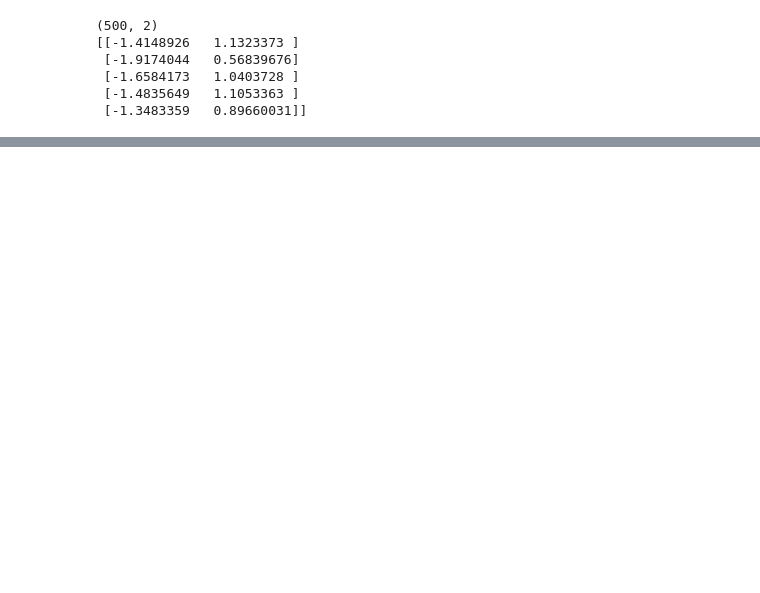
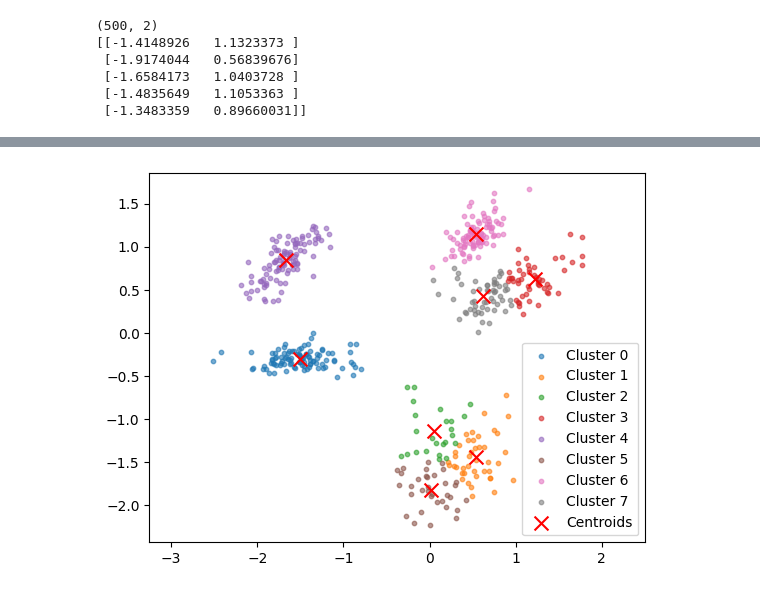
Before and after one commit to Zicko01/LabML, a Jupyter notebook: Milestone 2/7.ipynb, the cells around one changed output, grey strips where cells are left out. Saved outputs shown, nothing was run; the diff lists cells and outputs as text; code cells hidden in the pictures; blank space fills up the shorter version.

```diff
--- a/Milestone 2/7.ipynb
+++ b/Milestone 2/7.ipynb
@@ -87,0 +112,30 @@ Convergence reached.
+# %%
+k = 8
+mu, r, loss = kmeans(X, k)
+
+plt.figure()
+
+for j in range(k):
+    mask = (r == j)
+    plt.scatter(
+        X[mask, 0],
+        X[mask, 1],
+        s=10,
+        alpha=0.6,
+        label=f"Cluster {j}"
+    )
+
+plt.scatter(
+    mu[:,0],
+    mu[:,1],
+    c='red',
+    marker='x',
+    s=100,
+    label='Centroids'
+)
+
+plt.legend()
+# plt.title(f"K-means, k={k}, loss={loss:.2f}")
+plt.axis("equal")
+plt.show()
+# %% [output]
@@ -87,0 +153 @@ Convergence reached.
+[figure, added]
```
Also changed, not shown: parts of 7 cells of this notebook, 3 other files.
